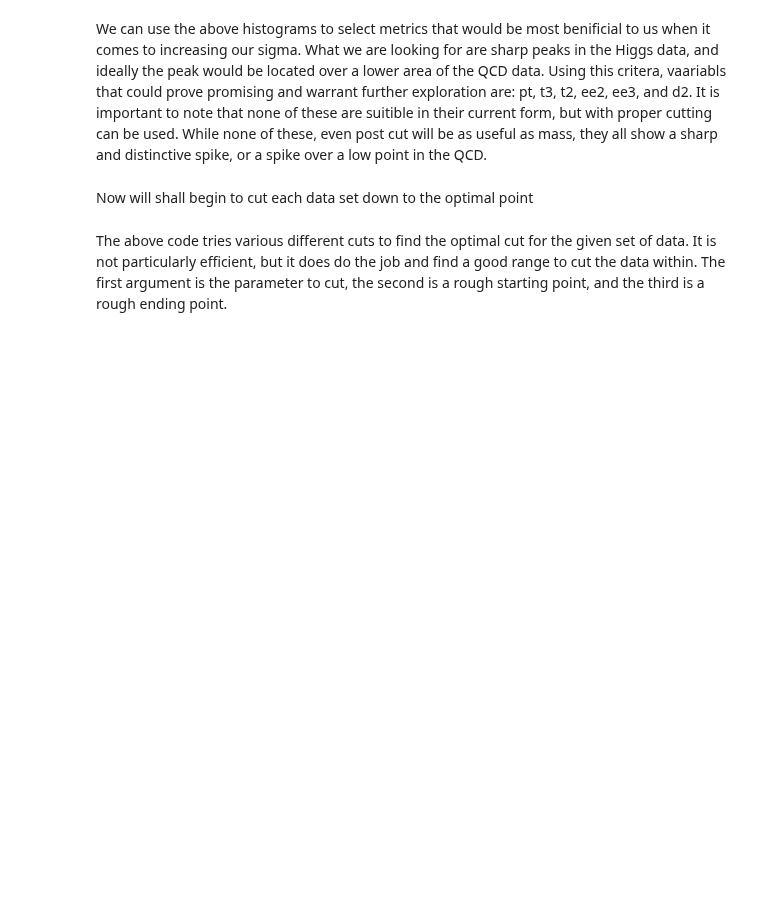
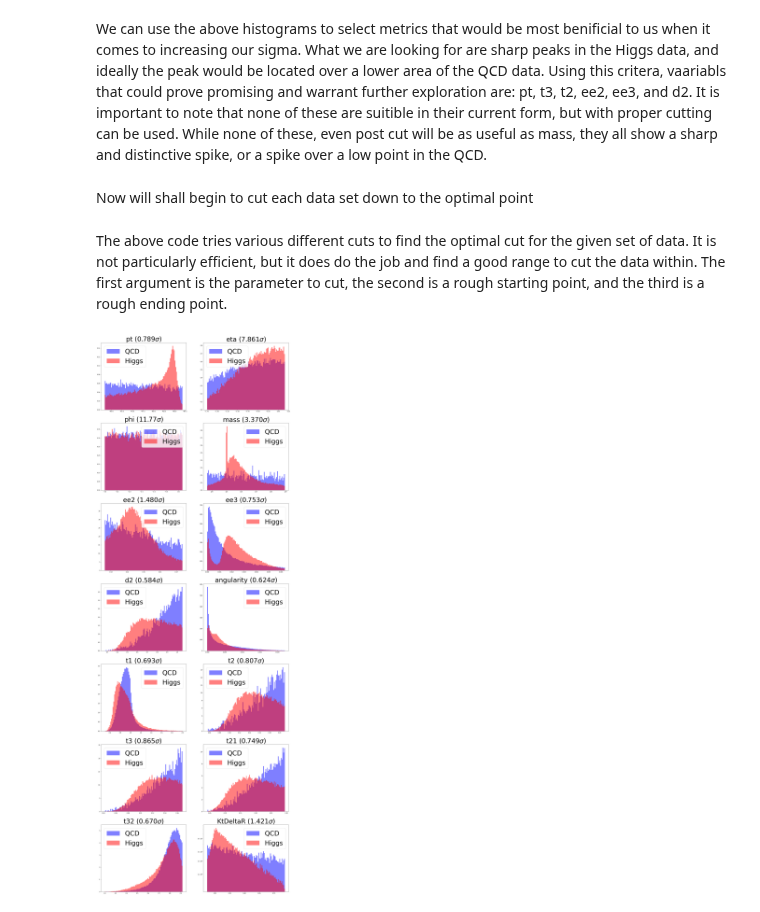
Before and after one commit to WyattOtsuka/PHYS434, a Jupyter notebook: lab7-8.ipynb, the cells around one changed output. Cells and saved outputs as stored; diff of their text form; code cells hidden in the pictures; blank space fills up the shorter version.

```diff
--- a/lab7-8.ipynb
+++ b/lab7-8.ipynb
@@ -216,18 +216,17 @@ def optimize(param, start, end):
 # %% [markdown]
 The above code tries various different cuts to find the optimal cut for the given set of data. It is not particularly efficient, but it does do the job and find a good range to cut the data within. The first argument is the parameter to cut, the second is a rough starting point, and the third is a rough ending point.
 # %%
-
 plt.rcParams["figure.figsize"] = (25,75)
 fig, ax = plt.subplots(nrows = 7, ncols = 2)
 x = range(100000)
-cut_lims = [[400,500],[-1,1],[-3,3],[100,150],[0,0.3],[0,0.04],[0,20],[0,0.03],[0.5,2],[0,1],[0,0.8],[0,0.8],[0.2,1],[0,1]]
+cut_lims = [[450,500],[-3,3],[-3,3],[100,150],[0,0.3],[0,0.04],[0,20],[0,0.03],[0.5,2],[0,1],[0,0.8],[0,0.8],[0.2,1],[0,1]]
 for i in range(14):
     cuts = optimize(str(higgs.columns[i]), cut_lims[i][0], cut_lims[i][1])
-    ax[math.floor(i/2),i%2].hist(slice_data(qcd[qcd.columns[i]], cuts[0], cuts[1]), color = 'blue', bins = 300, density = True, alpha = 0.5, label = 'QCD')
-    ax[math.floor(i/2),i%2].hist(slice_data(higgs[higgs.columns[i]], cuts[0], cuts[1]), color='red', bins = 300, density = True, alpha = 0.5, label = 'Higgs')
-    print(i)
-
-    ax[math.floor(i/2),i%2].set_title(str(higgs.columns[i]) + str(cuts[2]) + "$\sigma$", fontsize = 64)
+    ax[math.floor(i/2),i%2].hist(slice_data(qcd[qcd.columns[i]], cuts[0], cuts[1]), color = 'blue', bins = 100, density = True, alpha = 0.5, label = 'QCD')
+    ax[math.floor(i/2),i%2].hist(slice_data(higgs[higgs.columns[i]], cuts[0], cuts[1]), color='red', bins = 100, density = True, alpha = 0.5, label = 'Higgs')
+    ax[math.floor(i/2),i%2].set_title(str(higgs.columns[i]) + " (" +  str(cuts[2])[0:5] + "$\sigma$)", fontsize = 48)
     ax[math.floor(i/2),i%2].legend(loc = 'best', fontsize = 48)
 plt.semilogy()
 plt.show()
+# %% [output]
+[figure, added]
```
Also changed, not shown: parts of 5 cells of this notebook.
